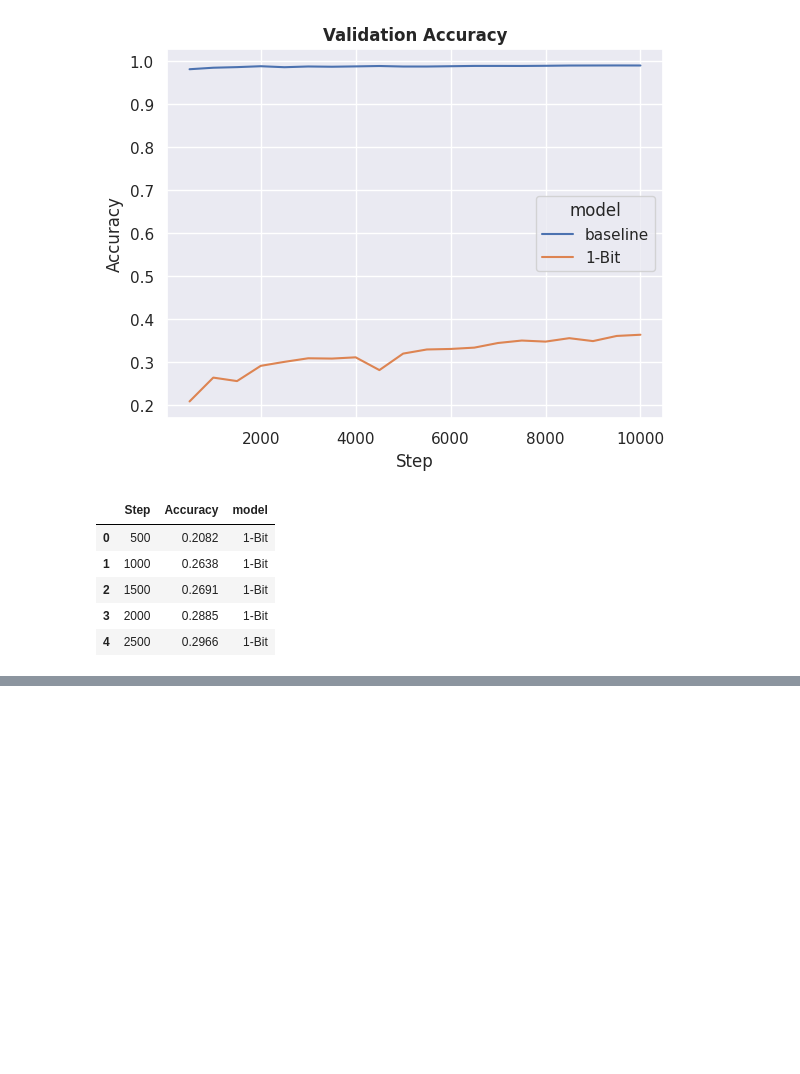
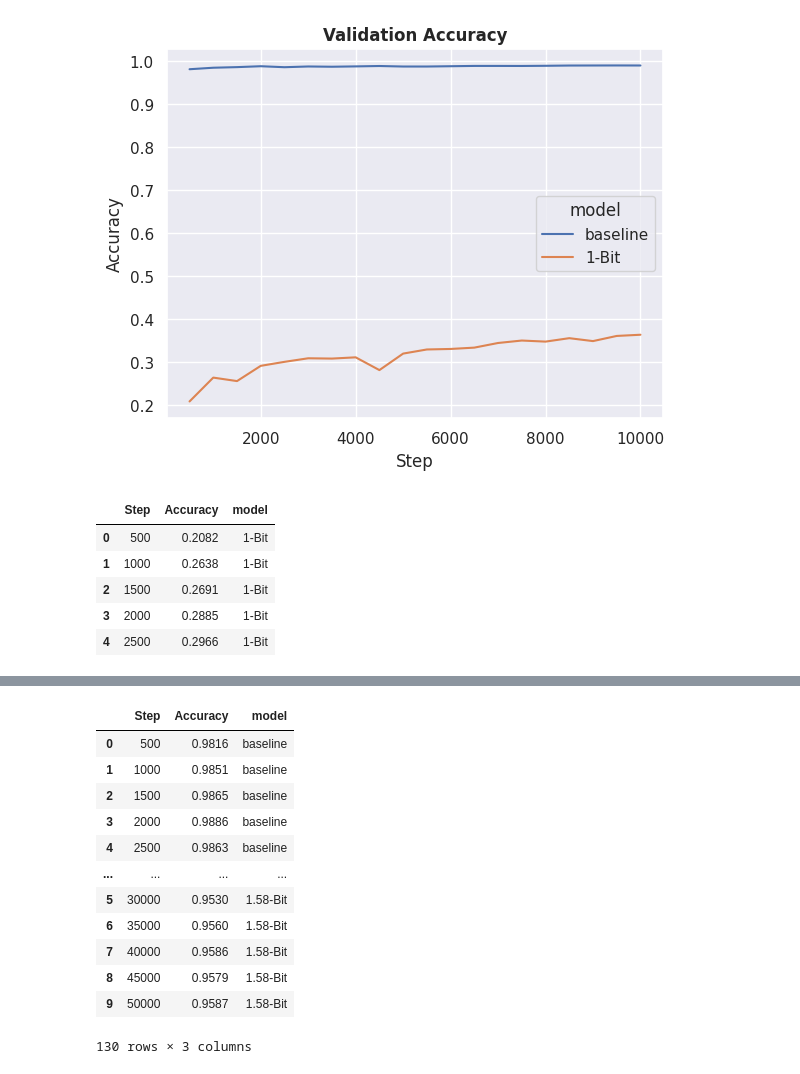
Before and after one commit to Vincent-La/ViT-CMSC472, a Jupyter notebook: plots.ipynb, the cells around one changed output, grey strips where cells are left out. Drawn from its saved outputs; the diff is of its cells as text; code cells hidden in the pictures; blank space fills up the shorter version.

```diff
--- a/plots.ipynb
+++ b/plots.ipynb
@@ -94,0 +140,17 @@ df_config2acc.head()
+# %%
+df_acc = pd.concat([df_baselineacc, df_config2acc, df_config3acc])
+df_acc
+# %% [output]
+|  | Step | Accuracy | model |
+| 0 | 500 | 0.9816 | baseline |
+| 1 | 1000 | 0.9851 | baseline |
+| 2 | 1500 | 0.9865 | baseline |
+| 3 | 2000 | 0.9886 | baseline |
+| 4 | 2500 | 0.9863 | baseline |
+| ... | ... | ... | ... |
+| 5 | 30000 | 0.9530 | 1.58-Bit |
+| 6 | 35000 | 0.9560 | 1.58-Bit |
+| 7 | 40000 | 0.9586 | 1.58-Bit |
+| 8 | 45000 | 0.9579 | 1.58-Bit |
+| 9 | 50000 | 0.9587 | 1.58-Bit |
+130 rows × 3 columns
```
Also changed, not shown: parts of 8 cells of this notebook, 2 other files.
